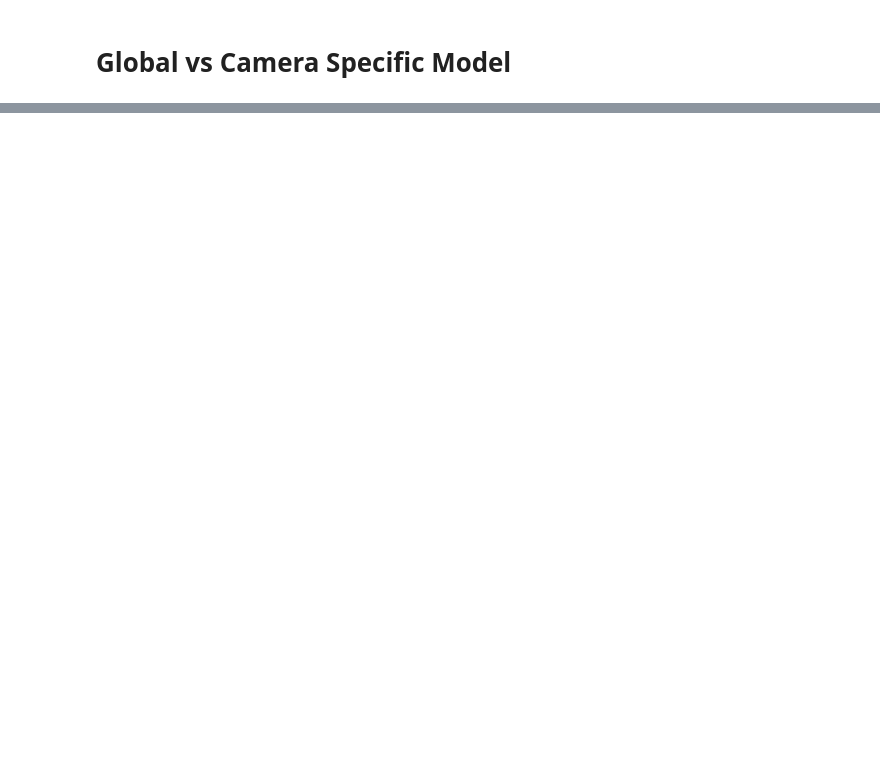
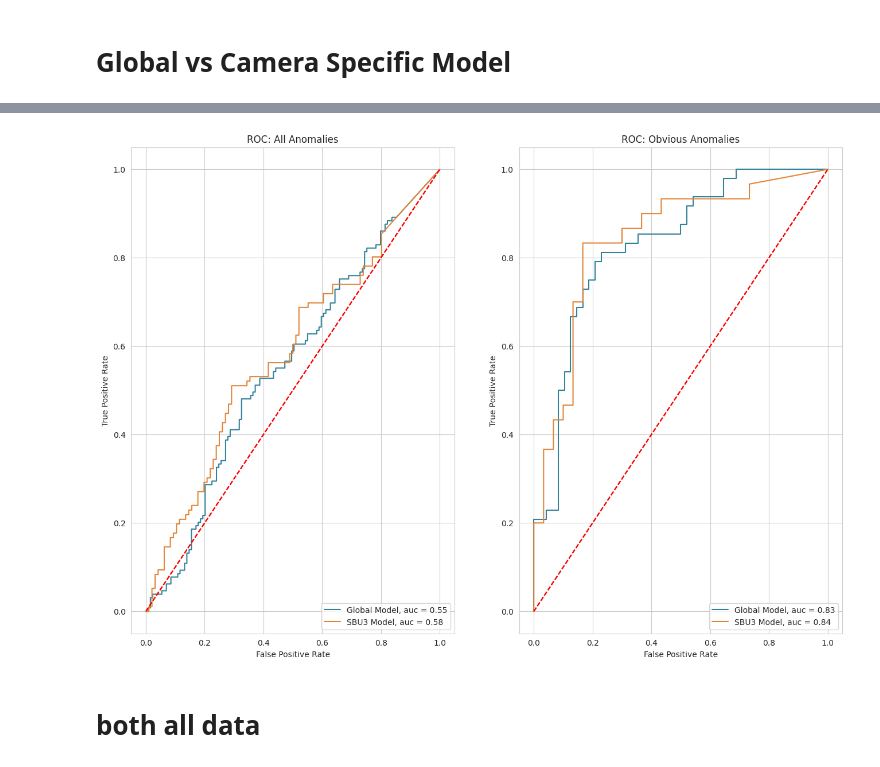
Before and after one commit to klusertim/heronWorkspace, a Jupyter notebook: 2_postProcessing/postProcess2.ipynb, the cells around one changed output, grey strips where cells are left out. Cells and saved outputs as stored; diff of their text form; code cells hidden in the pictures; blank space fills up the shorter version.

```diff
--- a/2_postProcessing/postProcess2.ipynb
+++ b/2_postProcessing/postProcess2.ipynb
@@ -147,0 +327,38 @@ plt.show()
+# %%
+fig, ax = plt.subplots(1, 2, figsize = (16,11))
+for i, (sumVals, lblVals) in enumerate(zip(sumValsListAll, lblValsListAll)):
+    fpr, tpr, thresholds = roc_curve(lblVals, sumVals)
+    roc_auc = roc_auc_score(lblVals, sumVals)
+    if i == 0:
+        ax[0].plot(fpr, tpr, label=f'Global Model, auc = {roc_auc:0.2f}')
+    else:
+        ax[0].plot(fpr, tpr, label=f'SBU3 Model, auc = {roc_auc:0.2f}')
+
+    ax[0].plot([0, 1], [0, 1],'r--')
+    ax[0].set_xlabel('False Positive Rate')
+    ax[0].set_ylabel('True Positive Rate')
+    ax[0].set_title('ROC: All Anomalies')
+    ax[0].legend(loc="lower right")
+
+
+
+for i, (sumVals, lblVals) in enumerate(zip(sumValsListObv, lblValsListObv)):
+    fpr, tpr, thresholds = roc_curve(lblVals, sumVals)
+    roc_auc = roc_auc_score(lblVals, sumVals)
+    if i == 0:
+        ax[1].plot(fpr, tpr, label=f'Global Model, auc = {roc_auc:0.2f}')
+    else:
+        ax[1].plot(fpr, tpr, label=f'SBU3 Model, auc = {roc_auc:0.2f}')
+
+    ax[1].plot([0, 1], [0, 1],'r--')
+    ax[1].set_xlabel('False Positive Rate')
+    ax[1].set_ylabel('True Positive Rate')
+    ax[1].set_title('ROC: Obvious Anomalies')
+    ax[1].legend(loc="lower right")
+
+plt.legend(loc="lower right")
+plt.show()
+# %% [output]
+[figure, added]
+# %% [markdown]
+# both all data
```
Also changed, not shown: parts of 10 cells of this notebook, 44 other files.
